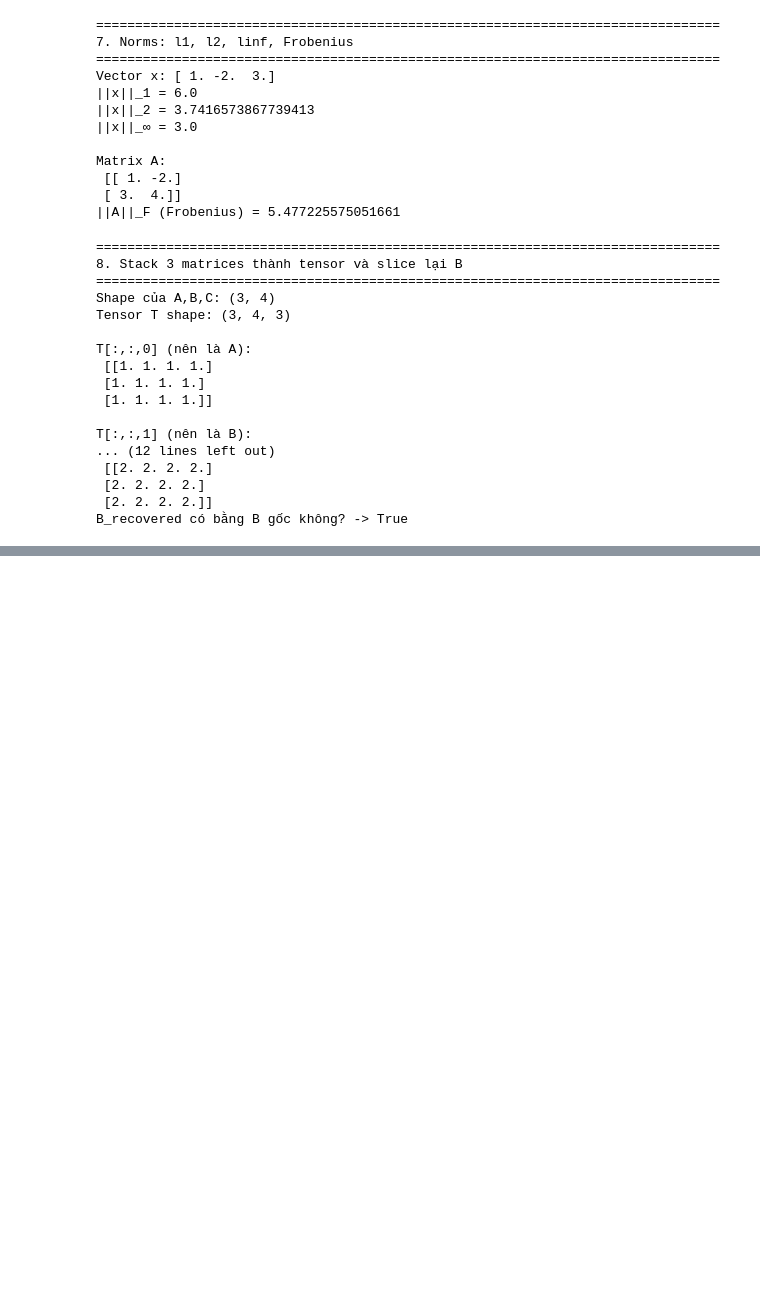
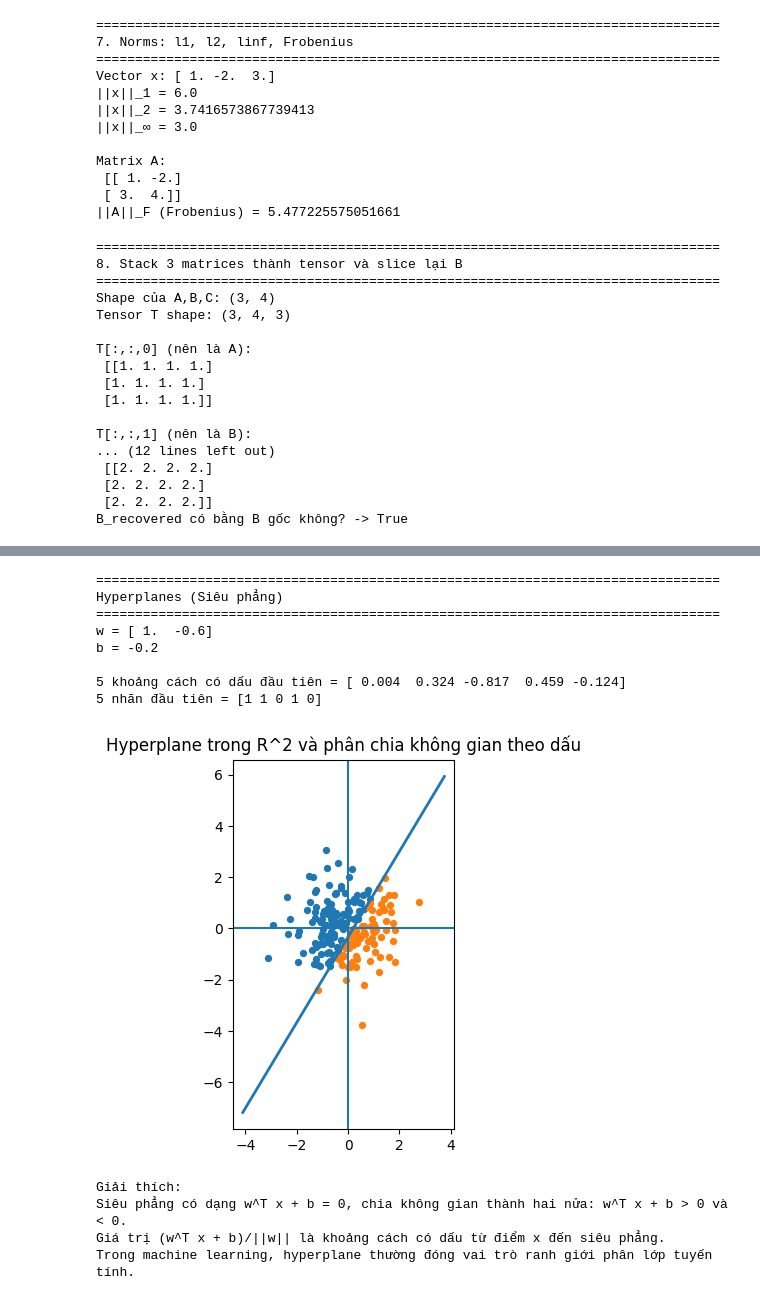
Before and after one commit to Quang1402/linear_algebra_demo, a Jupyter notebook: theory.ipynb, the cells around one changed output, grey strips where cells are left out. Cells and saved outputs as stored; diff of their text form; code cells hidden in the pictures; blank space fills up the shorter version.

```diff
--- a/theory.ipynb
+++ b/theory.ipynb
@@ -347,0 +522,53 @@ B_recovered có bằng B gốc không? -> True
+# %%
+print_section("Hyperplanes (Siêu phẳng)")
+
+# Trong R^2, hyperplane là đường thẳng: w^T x + b = 0
+w = np.array([1.0, -0.6])
+b = -0.2
+
+# Sinh điểm ngẫu nhiên và phân loại theo dấu của w^T x + b
+rng = np.random.default_rng(0)
+X = rng.normal(size=(200, 2))
+
+signed = (X @ w + b) / np.linalg.norm(w)   # khoảng cách có dấu
+labels = (signed >= 0).astype(int)
+
+print("w =", w)
+print("b =", b)
+print("\n5 khoảng cách có dấu đầu tiên =", signed[:5])
+print("5 nhãn đầu tiên =", labels[:5])
+
+# Vẽ hyperplane và các điểm
+plt.figure()
+plt.scatter(X[labels == 0, 0], X[labels == 0, 1], s=18, label="w^T x + b < 0")
+plt.scatter(X[labels == 1, 0], X[labels == 1, 1], s=18, label="w^T x + b ≥ 0")
+
+xs = np.linspace(X[:, 0].min() - 1, X[:, 0].max() + 1, 200)
+ys = -(w[0] * xs + b) / w[1]
+plt.plot(xs, ys, linewidth=2, label="hyperplane: w^T x + b = 0")
+
+plt.axhline(0)
+plt.axvline(0)
+plt.gca().set_aspect("equal", adjustable="box")
+plt.legend()
+plt.title("Hyperplane trong R^2 và phân chia không gian theo dấu")
+plt.show()
+
+print("\nGiải thích:")
+print("Siêu phẳng có dạng w^T x + b = 0, chia không gian thành hai nửa: w^T x + b > 0 và < 0.")
+print("Giá trị (w^T x + b)/||w|| là khoảng cách có dấu từ điểm x đến siêu phẳng.")
+print("Trong machine learning, hyperplane thường đóng vai trò ranh giới phân lớp tuyến tính.")
+# %% [output]
+================================================================================
+Hyperplanes (Siêu phẳng)
+================================================================================
+w = [ 1.  -0.6]
+b = -0.2
+
+5 khoảng cách có dấu đầu tiên = [ 0.004  0.324 -0.817  0.459 -0.124]
+5 nhãn đầu tiên = [1 1 0 1 0]
+[figure, added]
+Giải thích:
+Siêu phẳng có dạng w^T x + b = 0, chia không gian thành hai nửa: w^T x + b > 0 và < 0.
+Giá trị (w^T x + b)/||w|| là khoảng cách có dấu từ điểm x đến siêu phẳng.
+Trong machine learning, hyperplane thường đóng vai trò ranh giới phân lớp tuyến tính.
```
Also changed, not shown: parts of 7 cells of this notebook, 2 other files.
